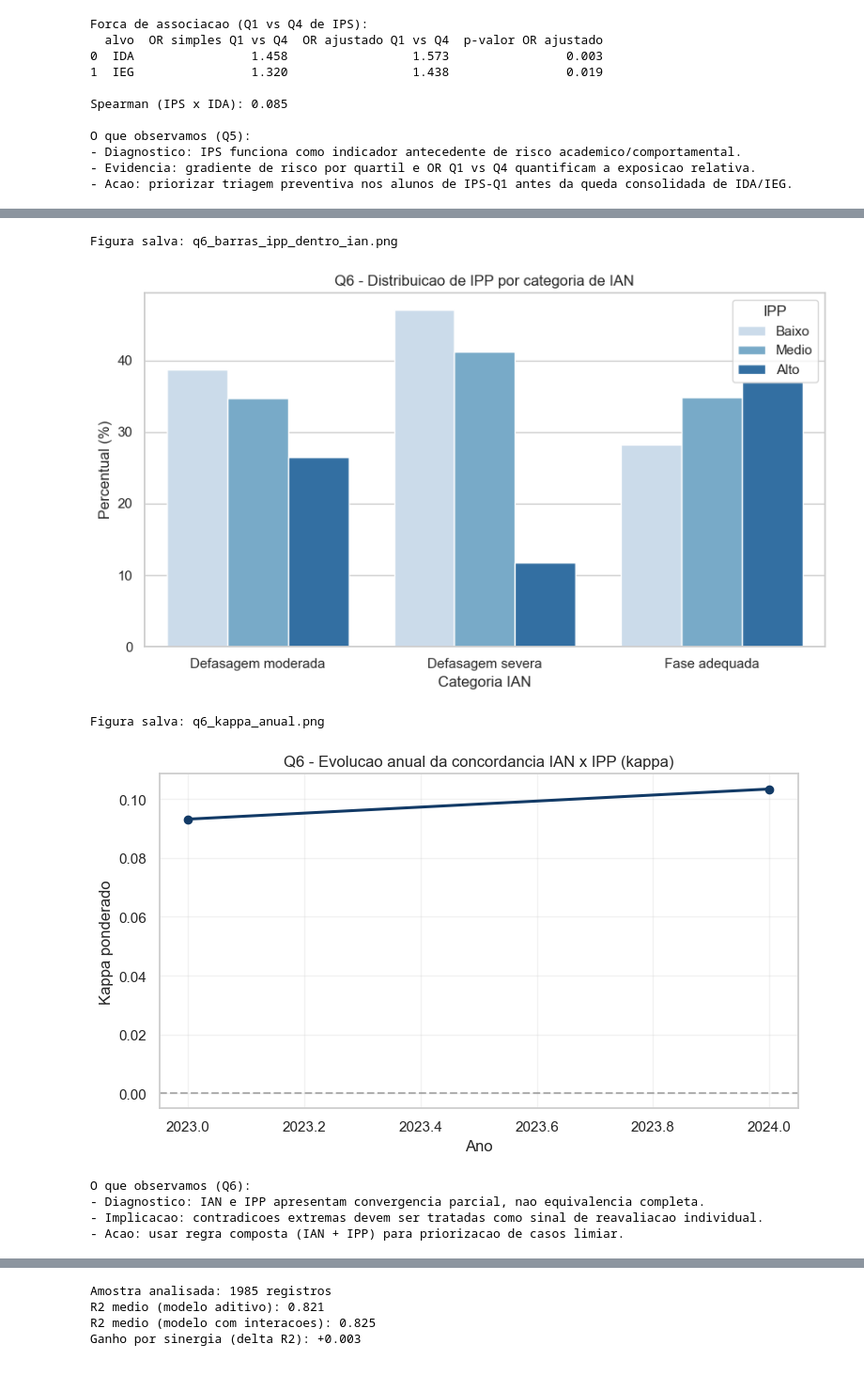
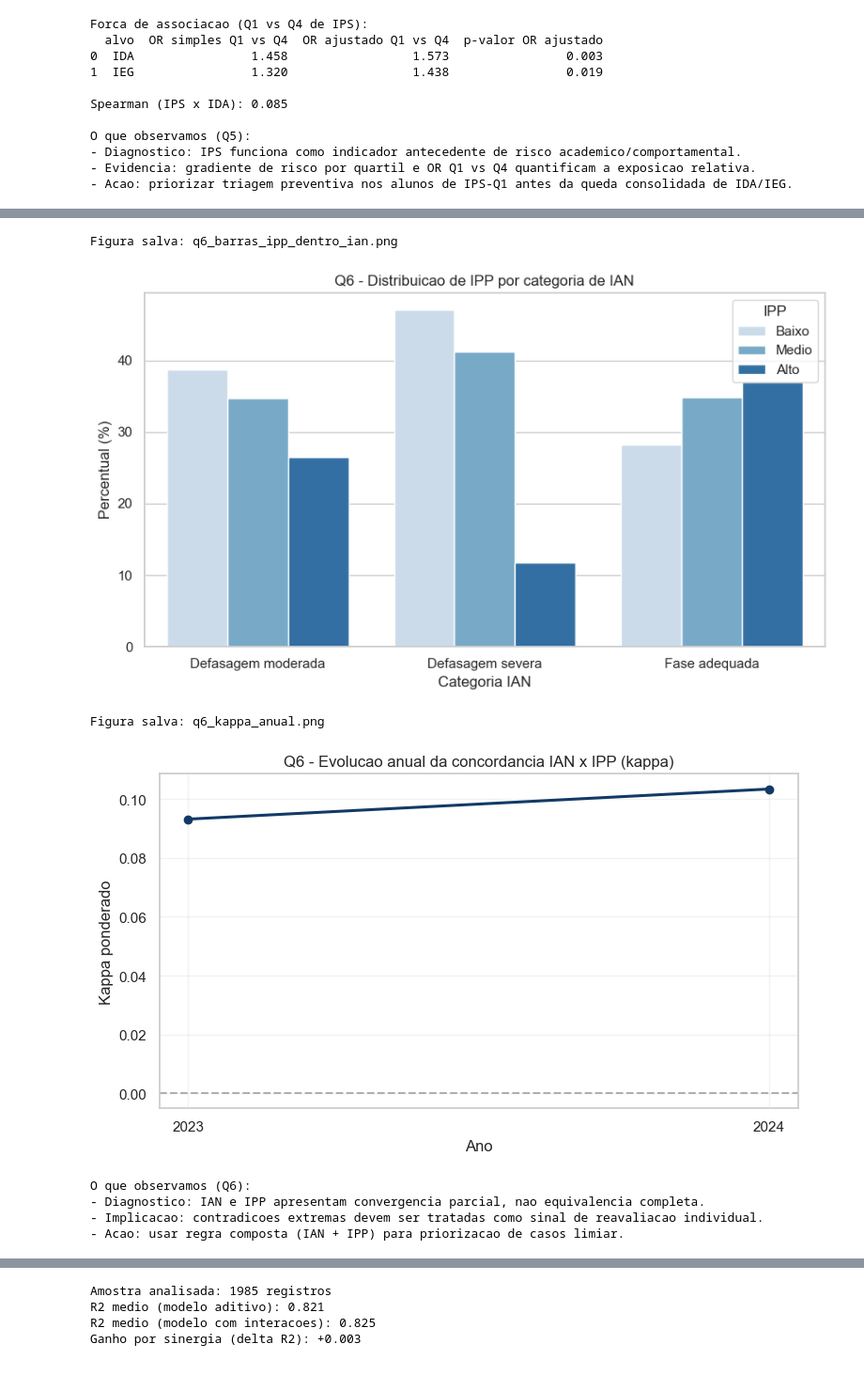
Before and after one commit to nykosx/fiap-datathon-fase5, a Jupyter notebook: notebooks/03_analytical_questions.ipynb, the cells around one changed output, grey strips where cells are left out. Shown at 94% size. Drawn from its saved outputs; the diff is of its cells as text; code cells hidden in the pictures.

```diff
--- a/notebooks/03_analytical_questions.ipynb
+++ b/notebooks/03_analytical_questions.ipynb
@@ -723,8 +762,10 @@ if {'iaa', 'ida'}.issubset(df.columns):
 
         if 'ano' in sub.columns and sub['ano'].nunique() >= 2:
             drift = sub.groupby('ano')['gap_iaa_ida'].mean().sort_index()
+            anos_drift = drift.index.astype(int).tolist()
             fig, ax = plt.subplots(figsize=(8, 4.8))
-            ax.plot(drift.index.astype(int), drift.values, marker='o', linewidth=2.2, color=COR_LARANJA)
+            ax.plot(anos_drift, drift.values, marker='o', linewidth=2.2, color=COR_LARANJA)
+            ax.set_xticks(anos_drift)
             ax.axhline(0, linestyle='--', color='gray', alpha=0.7)
             ax.set_title('Q4 - Drift anual do gap de autoavaliacao')
             ax.set_xlabel('Ano')
@@ -738,8 +779,8 @@ if {'iaa', 'ida'}.issubset(df.columns):
         print('- Diagnostico: o problema principal nao e apenas correlacao, mas calibracao da autopercepcao.')
         print('- Implicacao: alunos superestimados podem atrasar pedido de ajuda; subestimados podem perder motivacao.')
         print('- Acao: adotar devolutiva guiada por calibracao (mentor + meta curta) por perfil de gap.')
-else:
-    print('Colunas IAA/IDA nao disponiveis.')
+
+else:    print('Colunas IAA/IDA nao disponiveis.')
 # %% [output]
 Registros validos: 2851
 Correlacao IAA x IDA: 0.115
@@ -983,41 +1029,43 @@ if {'ian', 'ipp'}.issubset(df.columns):
             )
             if not serie_kappa.empty:
                 fig, ax = plt.subplots(figsize=(7.8, 4.6))
-                ax.plot(serie_kappa.index.astype(int), serie_kappa.values, marker='o', linewidth=2.2, color=COR_AZUL)
+                anos_kappa = serie_kappa.index.astype(int).tolist()
+                ax.plot(anos_kappa, serie_kappa.values, marker='o', linewidth=2.2, color=COR_AZUL)
+                ax.set_xticks(anos_kappa)
                 ax.axhline(0, linestyle='--', color='gray', alpha=0.6)
                 ax.set_title('Q6 - Evolucao anual da concordancia IAN x IPP (kappa)')
                 ax.set_xlabel('Ano')
                 ax.set_ylabel('Kappa ponderado')
                 ax.grid(alpha=0.25)
                 plt.tight_layout()
                 salvar_figura(fig, 'q6_kappa_anual.png')
                 plt.show()
 
         print('\nO que observamos (Q6):')
         print('- Diagnostico: IAN e IPP apresentam convergencia parcial, nao equivalencia completa.')
         print('- Implicacao: contradicoes extremas devem ser tratadas como sinal de reavaliacao individual.')
         print('- Acao: usar regra composta (IAN + IPP) para priorizacao de casos limiar.')
-else:
-    print('Colunas IAN/IPP nao disponiveis.')
+
+else:    print('Colunas IAN/IPP nao disponiveis.')
 # %% [output]
 Registros validos (IAN + IPP): 1992
 Concordancia exata (ordinal): 35.89%
 Kappa ponderado quadratico: 0.098
 Contradicao A (IAN adequado x IPP baixo): 12.85% da base
 Contradicao B (IAN severo x IPP alto): 0.10% da base
 
 Distribuicao de IPP dentro das categorias de IAN (%):
 ipp_cat             Baixo  Medio   Alto
 ian_cat
 Defasagem moderada  38.71  34.77  26.52
 Defasagem severa    47.06  41.18  11.76
 Fase adequada       28.19  34.80  37.00
 Figura salva: q6_heatmap_convergencia_ian_ipp.png
 [figure]
 Figura salva: q6_barras_ipp_dentro_ian.png
 [figure]
 Figura salva: q6_kappa_anual.png
-[figure, old version]
+[figure, new version]
 O que observamos (Q6):
 - Diagnostico: IAN e IPP apresentam convergencia parcial, nao equivalencia completa.
 - Implicacao: contradicoes extremas devem ser tratadas como sinal de reavaliacao individual.
```
Also changed, not shown: parts of 15 cells of this notebook, 30 other files.
